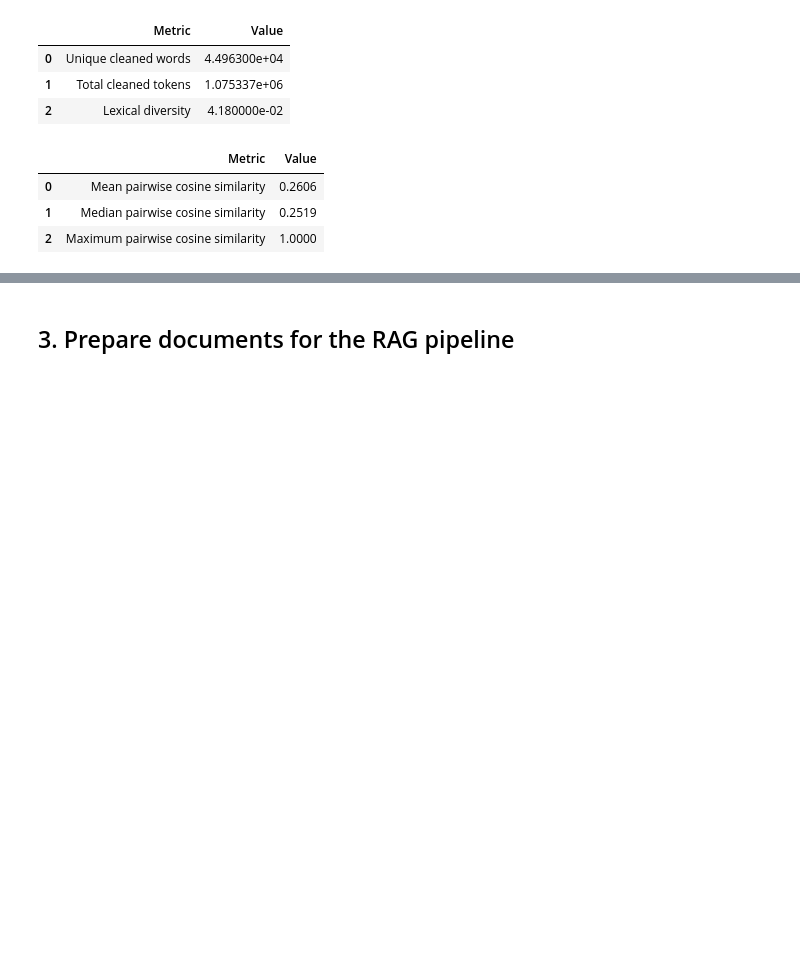
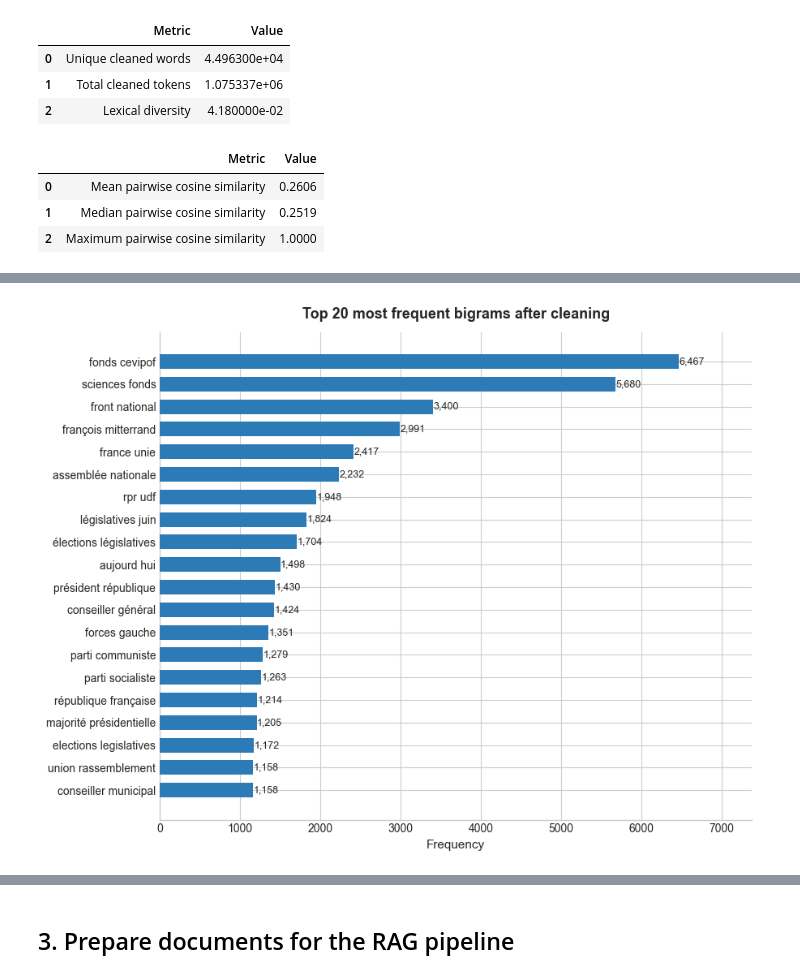
Before and after one commit to ABE-svg/RAG-Project-on-the-Archelec-corpus, a Jupyter notebook: RAG_updated_with_data_analysis_1.ipynb, the cells around one changed output, grey strips where cells are left out. Cells and saved outputs as stored; diff of their text form; code cells hidden in the pictures; blank space fills up the shorter version.

```diff
--- a/RAG_updated_with_data_analysis_1.ipynb
+++ b/RAG_updated_with_data_analysis_1.ipynb
@@ -271,0 +400,36 @@ similarity_summary
+# %%
+# Most frequent bigrams across the corpus
+
+def extract_bigrams(tokens):
+    return [(tokens[i], tokens[i + 1]) for i in range(len(tokens) - 1)]
+
+all_bigrams = [bg for tokens in corpus_df['tokens'] for bg in extract_bigrams(tokens)]
+bigram_counts = Counter(all_bigrams)
+
+top_bigrams_df = pd.DataFrame(
+    [(f'{a} {b}', count) for (a, b), count in bigram_counts.most_common(20)],
+    columns=['bigram', 'frequency']
+)
+
+fig, ax = plt.subplots(figsize=(9, 7))
+bars = ax.barh(
+    top_bigrams_df['bigram'][::-1],
+    top_bigrams_df['frequency'][::-1],
+    color='#2C7BB6', height=0.65, zorder=3
+)
+
+for bar in bars:
+    ax.text(
+        bar.get_width() + 5, bar.get_y() + bar.get_height() / 2,
+        f'{int(bar.get_width()):,}',
+        va='center', ha='left', fontsize=9
+    )
+
+ax.set_xlabel('Frequency', fontsize=11)
+ax.set_title('Top 20 most frequent bigrams after cleaning', fontsize=13, fontweight='bold', pad=12)
+ax.spines[['top', 'right']].set_visible(False)
+ax.set_xlim(0, top_bigrams_df['frequency'].max() * 1.14)
+plt.tight_layout()
+plt.show()
+# %% [output]
+[figure, added]
```
Also changed, not shown: parts of 36 cells of this notebook, 1 other file.
